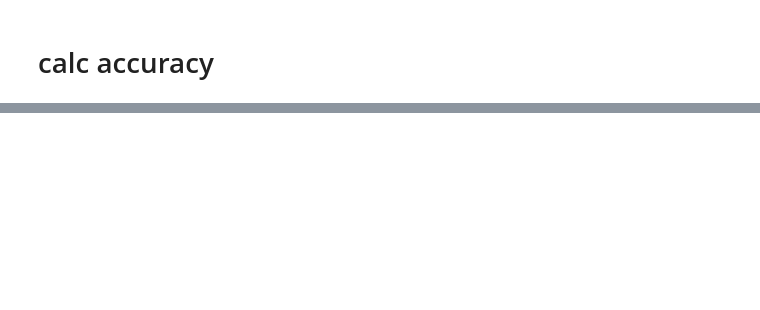
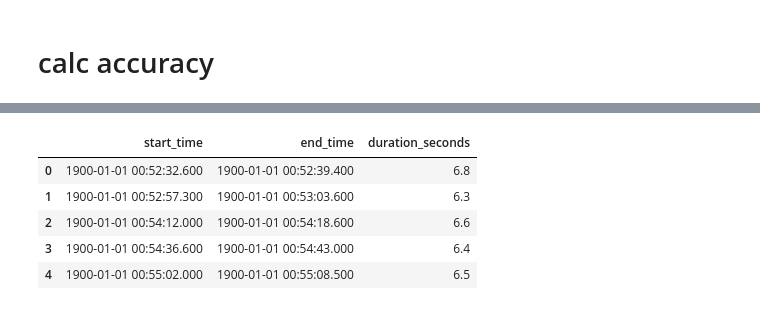
Before and after one commit to michael-fishman/TravelRAG, a Jupyter notebook: src/eval_results/UseCase2_location_identifier/UC2_plots.ipynb, the cells around one changed output, grey strips where cells are left out. Saved outputs shown, nothing was run; the diff lists cells and outputs as text; code cells hidden in the pictures; blank space fills up the shorter version.

```diff
--- a/src/eval_results/UseCase2_location_identifier/UC2_plots.ipynb
+++ b/src/eval_results/UseCase2_location_identifier/UC2_plots.ipynb
@@ -123,0 +194,22 @@ gen_wrong['correct_country'].mean(), gen_wrong['correct_type'].mean()
+# %%
+import pandas as pd
+
+# Convert 'start_time' and 'end_time' to datetime format
+df['start_time'] = pd.to_datetime(df['start_time'], format='%M:%S.%f')
+df['end_time'] = pd.to_datetime(df['end_time'], format='%M:%S.%f')
+
+# Adjust end_time if it is earlier than start_time
+df['end_time'] = df.apply(lambda row: row['end_time'] + pd.Timedelta(hours=1) if row['end_time'] < row['start_time'] else row['end_time'], axis=1)
+
+# Calculate the duration in seconds
+df['duration_seconds'] = (df['end_time'] - df['start_time']).dt.total_seconds()
+
+# Display the results
+df[['start_time', 'end_time', 'duration_seconds']].head()
+# %% [output]
+|  | start_time | end_time | duration_seconds |
+| 0 | 1900-01-01 00:52:32.600 | 1900-01-01 00:52:39.400 | 6.8 |
+| 1 | 1900-01-01 00:52:57.300 | 1900-01-01 00:53:03.600 | 6.3 |
+| 2 | 1900-01-01 00:54:12.000 | 1900-01-01 00:54:18.600 | 6.6 |
+| 3 | 1900-01-01 00:54:36.600 | 1900-01-01 00:54:43.000 | 6.4 |
+| 4 | 1900-01-01 00:55:02.000 | 1900-01-01 00:55:08.500 | 6.5 |
```
Also changed, not shown: parts of 17 cells of this notebook, 7 other files.
